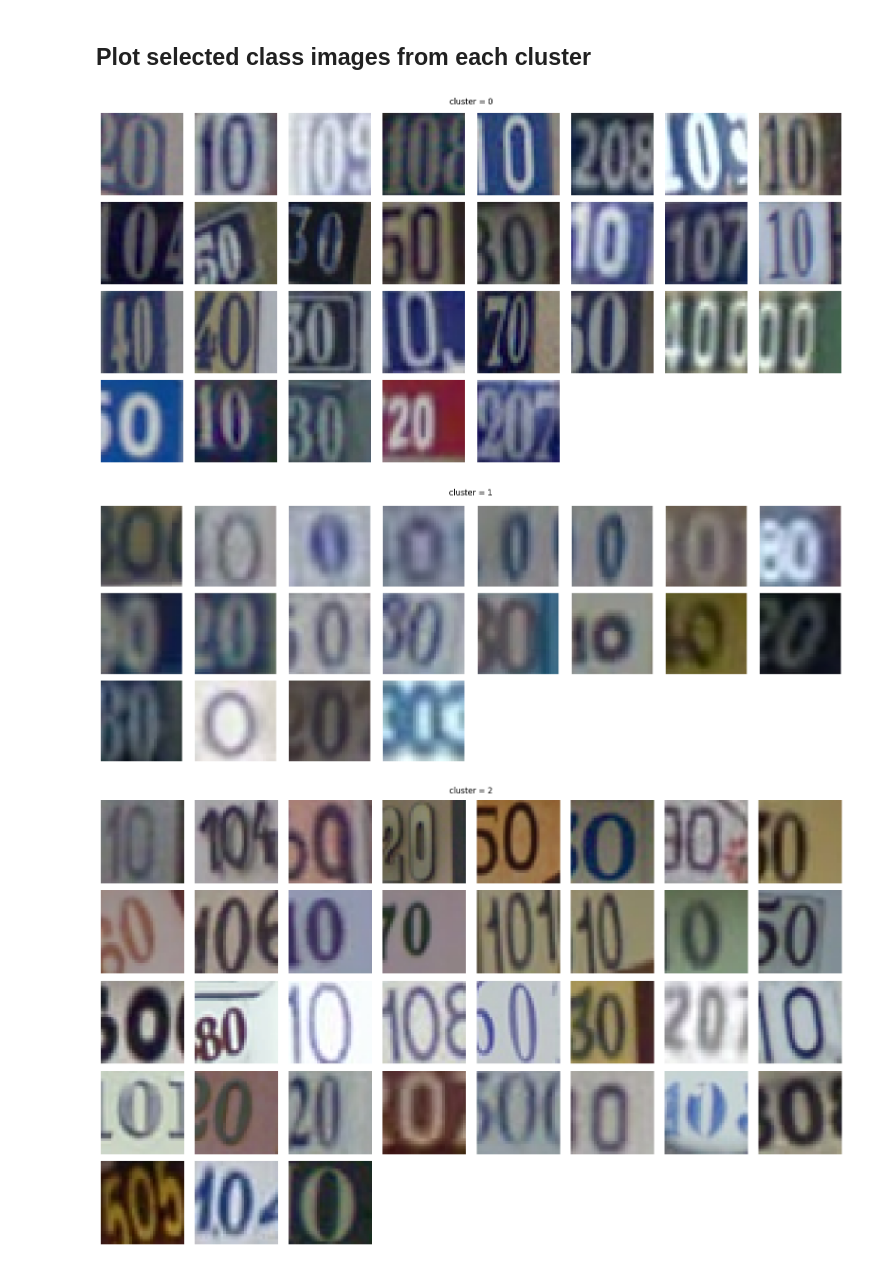
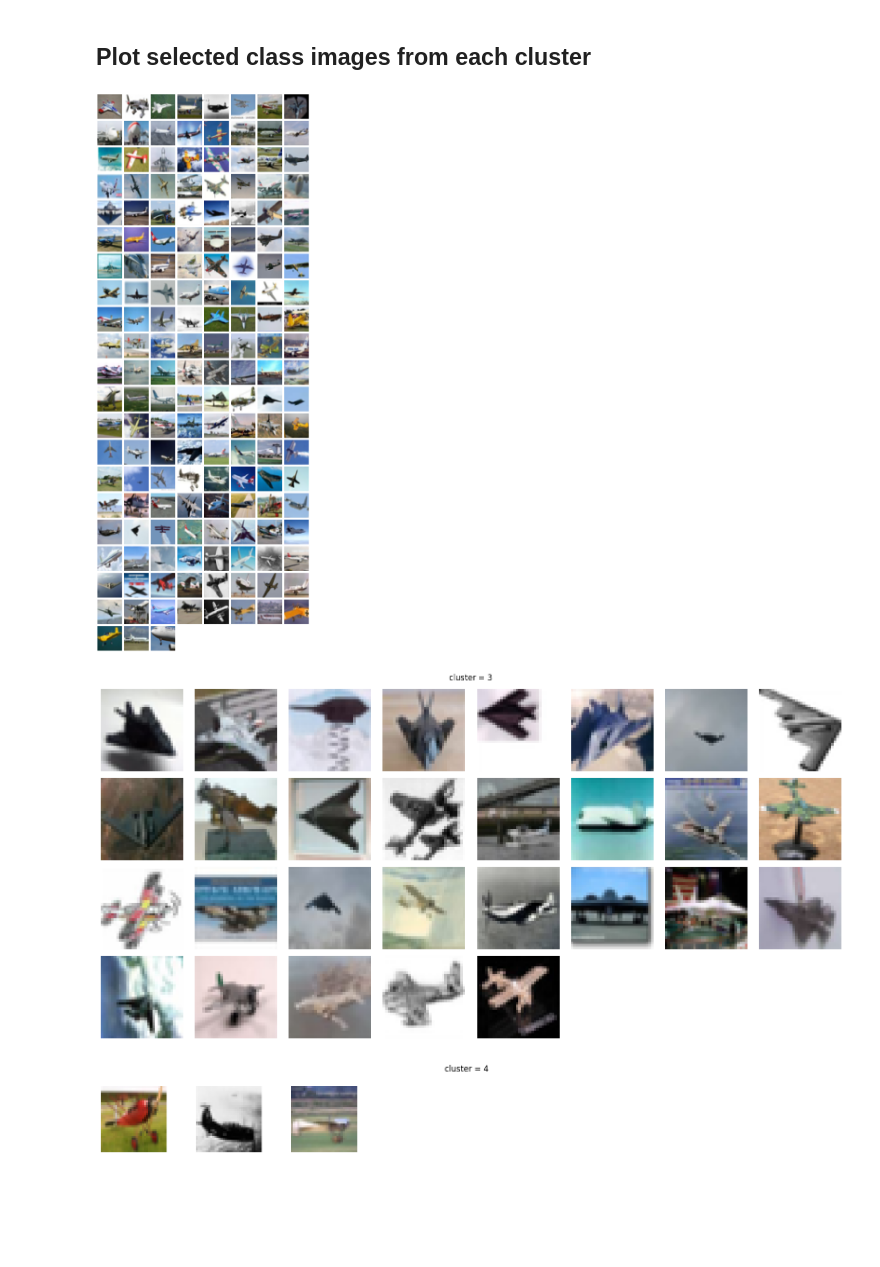
Before and after one commit to Drske/KISS, a Jupyter notebook: notebooks/demos/clustering_demo.ipynb, the cells around one changed output. Drawn from its saved outputs; the diff is of its cells as text; code cells hidden in the pictures; blank space fills up the shorter version.

```diff
--- a/notebooks/demos/clustering_demo.ipynb
+++ b/notebooks/demos/clustering_demo.ipynb
@@ -10,11 +10,11 @@ import pandas as pd
 import matplotlib.pyplot as plt
 from torchvision import transforms
 from tqdm.notebook import tqdm
-from kiss.feature_extractor import FeatureExtractor
+from kiss.feature_extractor import DinoFeatureExtractor
 
 os.environ["PYTORCH_ENABLE_MPS_FALLBACK"] = "1"
 device = torch.device('mps')
-feature_extractor = FeatureExtractor(device=device)
+feature_extractor = DinoFeatureExtractor(device=device)
 # %% [output]
 Using cache found in /Users/michal/.cache/torch/hub/facebookresearch_dinov2_main
 # %% [markdown]
@@ -24,15 +24,15 @@ EMBEDDING_SIZE = 384
 BATCH_SIZE = 32
 SAMPLES_PER_CLASS = 200
 
+transform = transforms.Compose([transforms.ToTensor()])
+train_dataset = torchvision.datasets.CIFAR10(root='../../data/cifar10', train=True, download=True, transform=transform)
+CLASSES = ('plane', 'car', 'bird', 'cat', 'deer', 'dog', 'frog', 'horse', 'ship', 'truck')
+train_targets = train_dataset.targets
+
 # transform = transforms.Compose([transforms.ToTensor()])
-# train_dataset = torchvision.datasets.CIFAR10(root='../data', train=True, download=True, transform=transform)
-# CLASSES = ('plane', 'car', 'bird', 'cat', 'deer', 'dog', 'frog', 'horse', 'ship', 'truck')
-# train_targets = train_dataset.targets
-
-transform = transforms.Compose([transforms.ToTensor()])
-train_dataset = torchvision.datasets.SVHN(root='../data', split='train', download=True, transform=transform)
-CLASSES = [f'number {i}' for i in range(10)]
-train_targets = train_dataset.labels
+# train_dataset = torchvision.datasets.SVHN(root='../../data/svhn', split='train', download=True, transform=transform)
+# CLASSES = [f'number {i}' for i in range(10)]
+# train_targets = train_dataset.labels
 
 N_CLASSES = len(CLASSES)
 
@@ -94,7 +94,7 @@ df
 # %% [markdown]
 ## Plot selected class images from each cluster
 # %%
-class_to_plot = 'number 0'
+class_to_plot = 'plane'
 
 for cluster_num in range(K):
     idxs = np.where((img_labels == CLASSES.index(class_to_plot)) & (I == cluster_num))[0]
@@ -103,33 +103,33 @@ for cluster_num in range(K):
         continue
 
     # Calculate the number of columns in the grid
     n_cols = 8
     n_rows = int(np.ceil(len(idxs) / n_cols))  # Round up division
 
     # Set up the subplots for the grid
     fig, axes = plt.subplots(n_rows, n_cols, figsize=(16, 2 * n_rows))
     plt.suptitle(f'cluster = {cluster_num}')
 
     # Loop through the indices and display images in the grid
     for i, img_idx in enumerate(idxs):
         row, col = divmod(i, n_cols)
         ax = axes[row, col] if n_rows > 1 else axes[col]
 
         img, label = train_set[img_idx]
         im = transforms.ToPILImage()(img)  # Convert the Tensor to a PIL Image
         ax.imshow(im)
         ax.axis('off')
 
     # Remove empty subplots if necessary
     for i in range(len(idxs), n_rows * n_cols):
         row, col = divmod(i, n_cols)
         ax = axes[row, col] if n_rows > 1 else axes[col]
         ax.axis('off')
 
     # Adjust layout to prevent clipping of subplots
     plt.tight_layout()
     plt.show()
 # %% [output]
-[figure, old version]
+[figure, new version]
-[figure, old version]
+[figure, new version]
-[figure, old version]
+[figure, new version]
```
Also changed, not shown: parts of 3 cells of this notebook.
